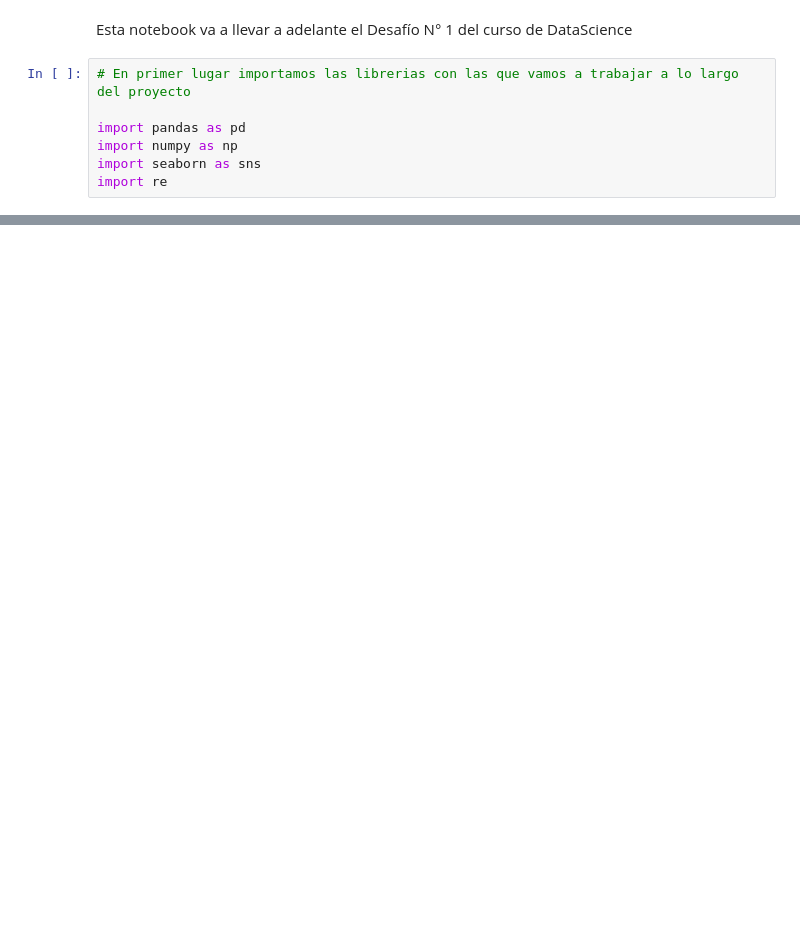
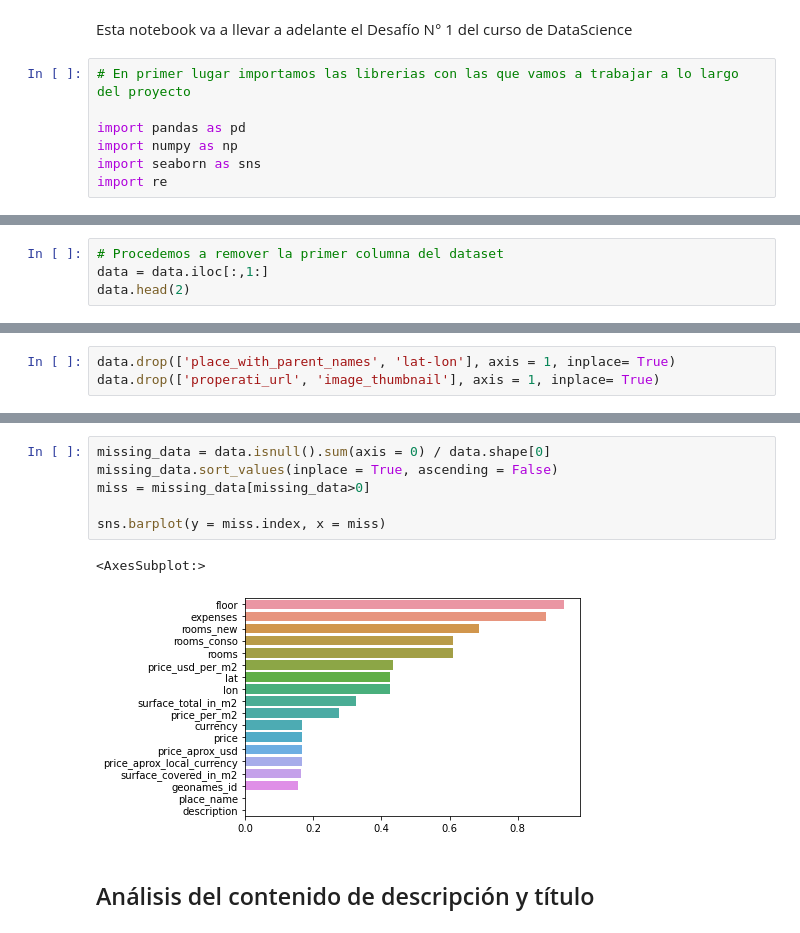
Before and after one commit to franfasan1/DH_G8_desafio1, a Jupyter notebook: notebook_desafio.ipynb, the cells around one changed output, grey strips where cells are left out. Saved outputs shown, nothing was run; the diff lists cells and outputs as text; blank space fills up the shorter version.

Commit message:
Agregue algunos analisis exploratorios sobre missing data

```diff
--- a/notebook_desafio.ipynb
+++ b/notebook_desafio.ipynb
@@ -16,0 +32,4 @@ FileNotFoundError: [Errno 2] File properati.csv does not exist: 'properati.csv'
+# %%
+# Procedemos a remover la primer columna del dataset
+data = data.iloc[:,1:]
+data.head(2)
@@ -16,0 +83,3 @@ FileNotFoundError: [Errno 2] File properati.csv does not exist: 'properati.csv'
+# %%
+data.drop(['place_with_parent_names', 'lat-lon'], axis = 1, inplace= True)
+data.drop(['properati_url', 'image_thumbnail'], axis = 1, inplace= True)
@@ -16,0 +98,11 @@ FileNotFoundError: [Errno 2] File properati.csv does not exist: 'properati.csv'
+# %%
+missing_data = data.isnull().sum(axis = 0) / data.shape[0]
+missing_data.sort_values(inplace = True, ascending = False)
+miss = missing_data[missing_data>0]
+
+sns.barplot(y = miss.index, x = miss)
+# %% [output]
+<AxesSubplot:>
+[figure, added]
+# %% [markdown]
+## Análisis del contenido de descripción y título
```
Also changed, not shown: parts of 11 cells of this notebook.
